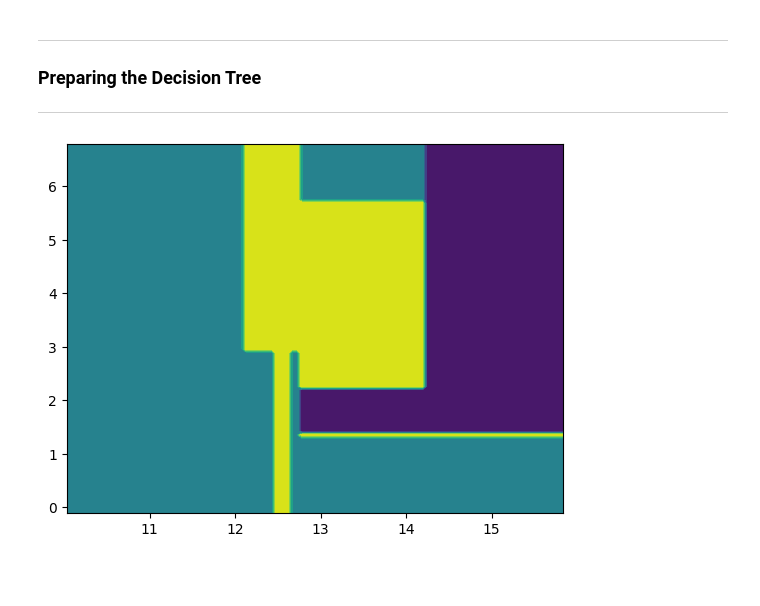
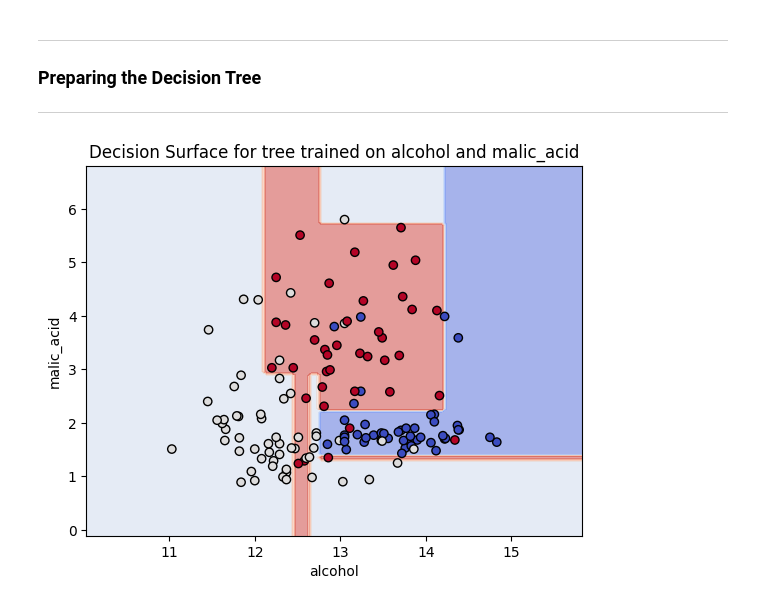
Before and after one commit to LoNeWoLf003/Intro-to-ML, a Jupyter notebook: 09082023/09082023.ipynb, the cells around one changed output. Drawn from its saved outputs; the diff is of its cells as text; code cells hidden in the pictures; blank space fills up the shorter version.

```diff
--- a/09082023/09082023.ipynb
+++ b/09082023/09082023.ipynb
@@ -26,9 +26,17 @@ X_train, X_test, y_train, y_test = train_test_split(x, y, test_size=0.2, random_
 ---
 ### Preparing the Decision Tree
 ---
-# %%
-X_train_cols=X_train[:,:2]
-classifier = DecisionTreeClassifier(max_depth=4, random_state=SEED).fit(X_train_cols, y_train)
-disp=DecisionBoundaryDisplay.from_estimator(classifier, X_train_cols, response_method="predict")
-# %% [output]
-[figure, removed]
+# %%
+X_train_cols = X_train[:, :2]
+classifier = DecisionTreeClassifier(
+    max_depth=4, random_state=SEED).fit(X_train_cols, y_train)
+disp = DecisionBoundaryDisplay.from_estimator(classifier, X_train_cols, response_method="predict",
+                                              xlabel=data.feature_names[0], ylabel=data.feature_names[1], alpha=0.5, cmap=plt.cm.coolwarm)
+
+disp.ax_.scatter(X_train_cols[:, 0], X_train_cols[:, 1], c=y_train,
+                edgecolor="k", cmap=plt.cm.coolwarm, edgecolors='k')
+plt.title(
+    f"Decision Surface for tree trained on {data.feature_names[0]} and {data.feature_names[1]}")
+plt.show()
+# %% [output]
+[figure, added]
```
